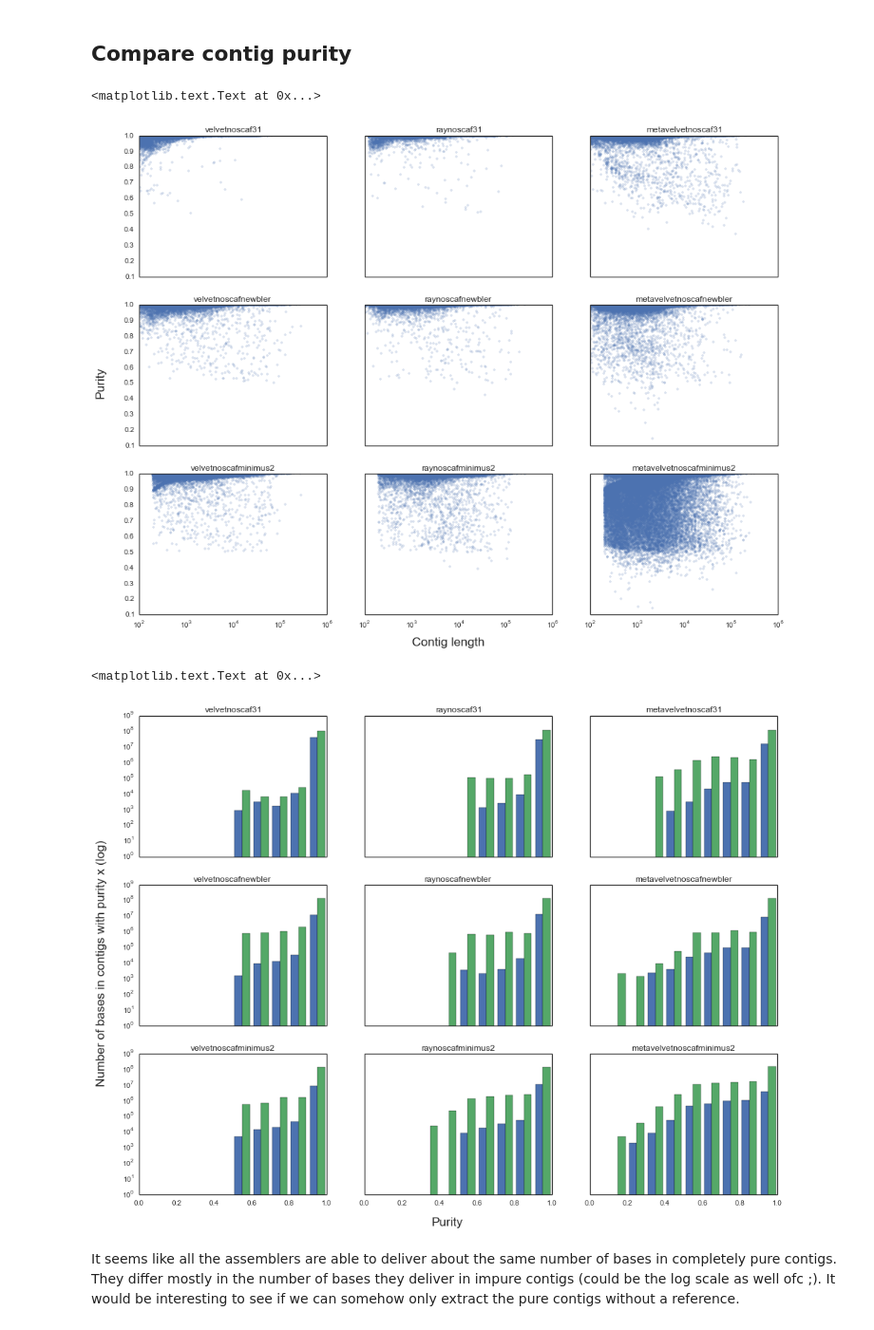
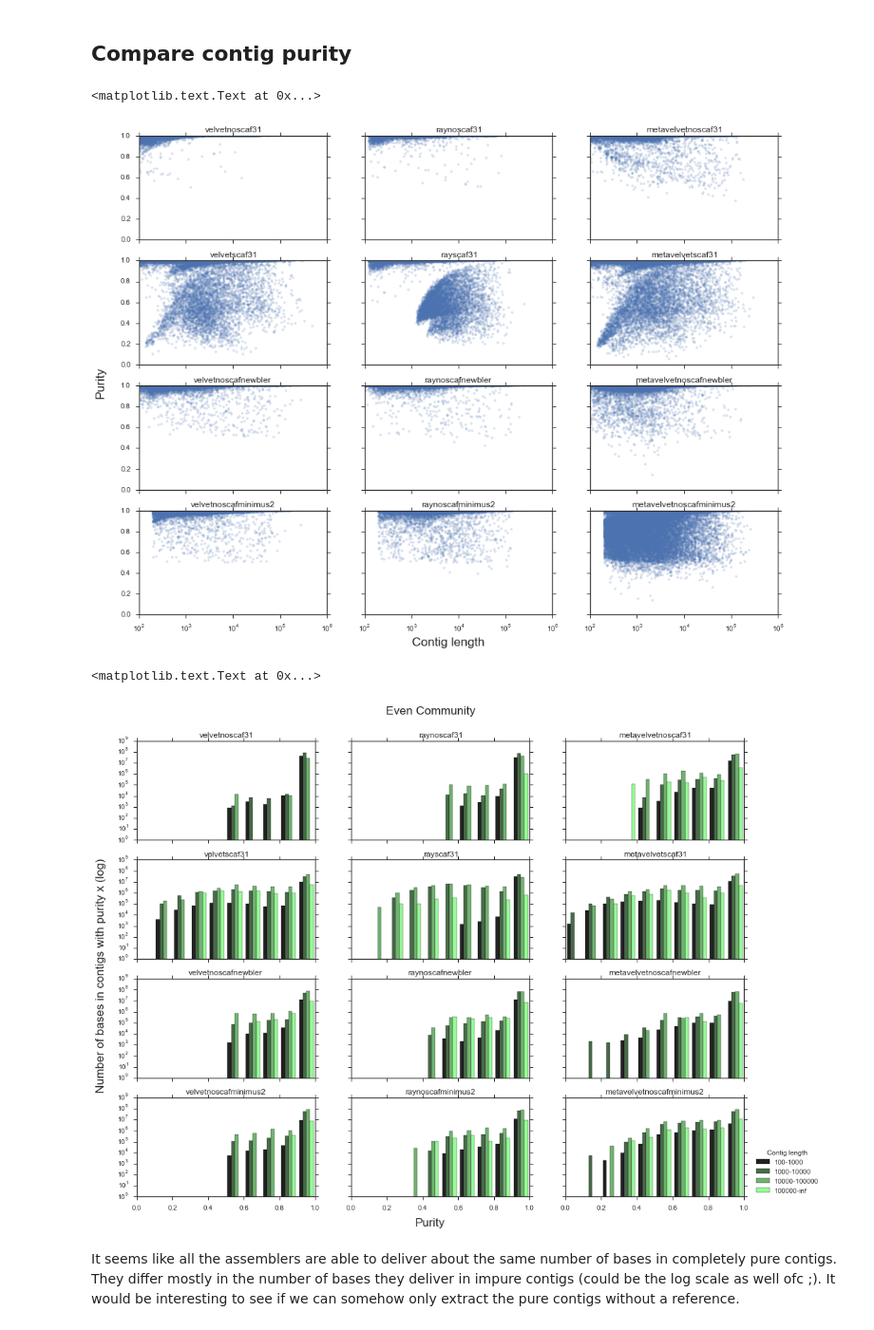
Before and after one commit to inodb/masmvali-publication, a Jupyter notebook: notebooks/LIMS1884-filtered-pairs-assemblies-2.ipynb, the cells around one changed output. Shown at 95% size. Saved outputs shown, nothing was run; the diff lists cells and outputs as text; code cells hidden in the pictures.

```diff
--- a/notebooks/LIMS1884-filtered-pairs-assemblies-2.ipynb
+++ b/notebooks/LIMS1884-filtered-pairs-assemblies-2.ipynb
@@ -55,9 +63,10 @@ m_even = metassemble.MetAssemble(
 mpl.rcParams['figure.figsize'] = 16, 12
 
 cmp_purities = ["velvetnoscaf31", "raynoscaf31", "metavelvetnoscaf31",
+                "velvetscaf31", "rayscaf31", "metavelvetscaf31",
                 "velvetnoscafnewbler", "raynoscafnewbler", "metavelvetnoscafnewbler",
                 "velvetnoscafminimus2", "raynoscafminimus2", "metavelvetnoscafminimus2"]
-f, axes = plt.subplots(3, 3, sharex=True, sharey=True)
+f, axes = plt.subplots(4, 3, sharex=True, sharey=True)
 
 for i, s in enumerate(cmp_purities):
     ax = axes[i/3][i%3]
@@ -73,30 +82,47 @@ f.text(0.5, 0.08, 'Contig length', ha='center', va='center', size='xx-large')
 f.text(0.08, 0.5, 'Purity', ha='center', va='center', rotation='vertical', size='xx-large')
 # %% [output]
 <matplotlib.text.Text at 0x...>
-[figure, old version]
+[figure, new version]
 # %%
 mpl.rcParams['figure.figsize'] = 16, 12
 
 cmp_purities = ["velvetnoscaf31", "raynoscaf31", "metavelvetnoscaf31",
+                "velvetscaf31", "rayscaf31", "metavelvetscaf31",
                 "velvetnoscafnewbler", "raynoscafnewbler", "metavelvetnoscafnewbler",
                 "velvetnoscafminimus2", "raynoscafminimus2", "metavelvetnoscafminimus2"]
-f, axes = plt.subplots(3, 3, sharex=True, sharey=True)
+f, axes = plt.subplots(4, 3, sharex=True, sharey=True)
 for i, s in enumerate(cmp_purities):
     ax = axes[i/3][i%3]
+    avp = m_even.avp.__dict__[s]
+
+    # interval lengths
+    len_intervals = []
+    len_weights = []
+    ivs = [(int(1e2), int(1e3)), (int(1e3), int(1e4)), (int(1e4), int(1e5)), (int(1e5),float("inf"))]
+    for l, h in ivs:
+        leni = (np.array(avp.contig_purity["contig_length"] >= l) & np.array(avp.contig_purity["contig_length"] < h))
+        len_intervals.append(list(avp.contig_purity[leni]["max_aln_purity"]))
+        len_weights.append(list(avp.contig_purity[leni]["contig_length"]))
+
     ax.set_title(s)
-    avp = m_even.avp.__dict__[s]
-    longc = avp.contig_purity["contig_length"] >= 1000
-    shortc = avp.contig_purity["contig_length"] < 1000
-    ax.hist([avp.contig_purity[shortc]["max_aln_purity"], avp.contig_purity[longc]["max_aln_purity"]],
-         weights=[avp.contig_purity[shortc]["contig_length"], avp.contig_purity[longc]["contig_length"]],
-         range=[0.0,1.0], log=1)
+    ax.hist(len_intervals,
+         weights=len_weights,
+         range=[0.0,1.0], log=1,
+         label=["{}-{}".format(l,h) for l,h in ivs],
+         color=sns.dark_palette("palegreen", len(ivs)))
     ax.set_ylim(1,1e09)
+    #ax.yaxis.grid(True, c='white')
+    #ax.set_axisbelow(False)
+    #sns.despine()
+
+ax.legend(title="Contig length", bbox_to_anchor=(1.05, 0), loc='lower left', borderaxespad=0.)
 
 # Set common labels
+f.text(0.5, 0.95, "Even Community", va='center', ha='center', size='xx-large')
 f.text(0.5, 0.08, 'Purity', ha='center', va='center', size='xx-large')
 f.text(0.08, 0.5, 'Number of bases in contigs with purity x (log)', ha='center', va='center', rotation='vertical', size='xx-large')
 # %% [output]
 <matplotlib.text.Text at 0x...>
-[figure, old version]
+[figure, new version]
 # %% [markdown]
 It seems like all the assemblers are able to deliver about the same number of bases in completely pure contigs. They differ mostly in the number of bases they deliver in impure contigs (could be the log scale as well ofc ;). It would be interesting to see if we can somehow only extract the pure contigs without a reference.
```
Also changed, not shown: parts of 7 cells of this notebook.
